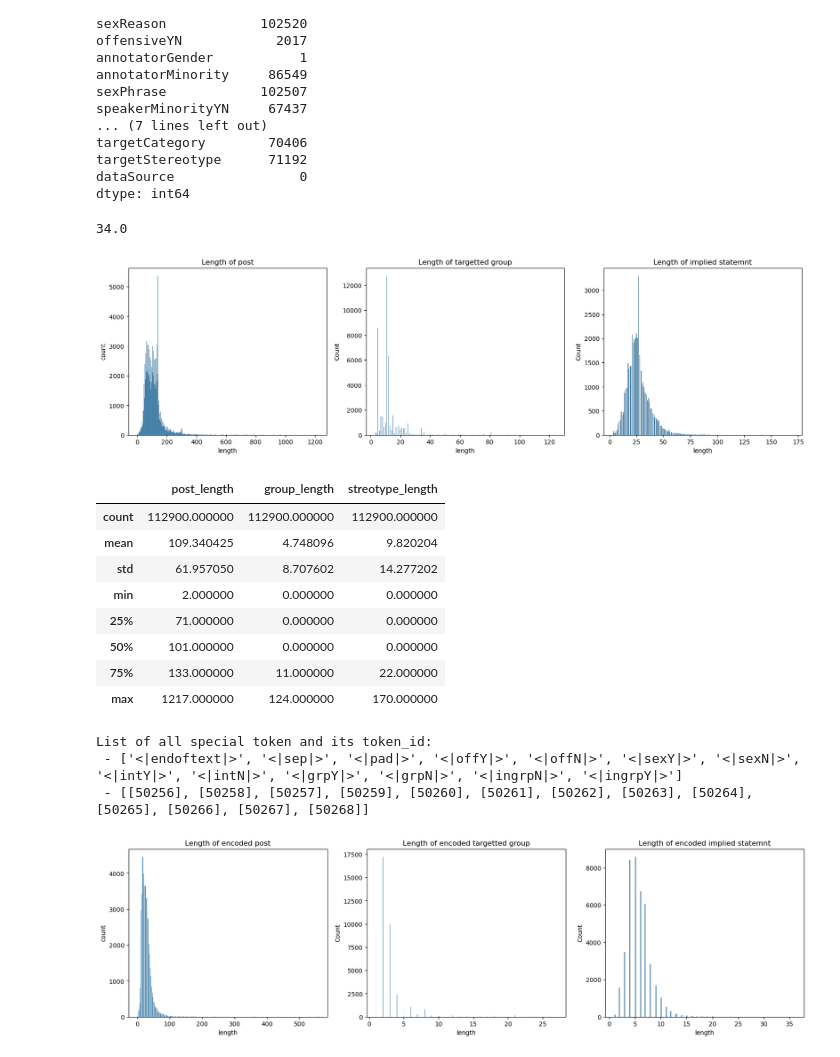
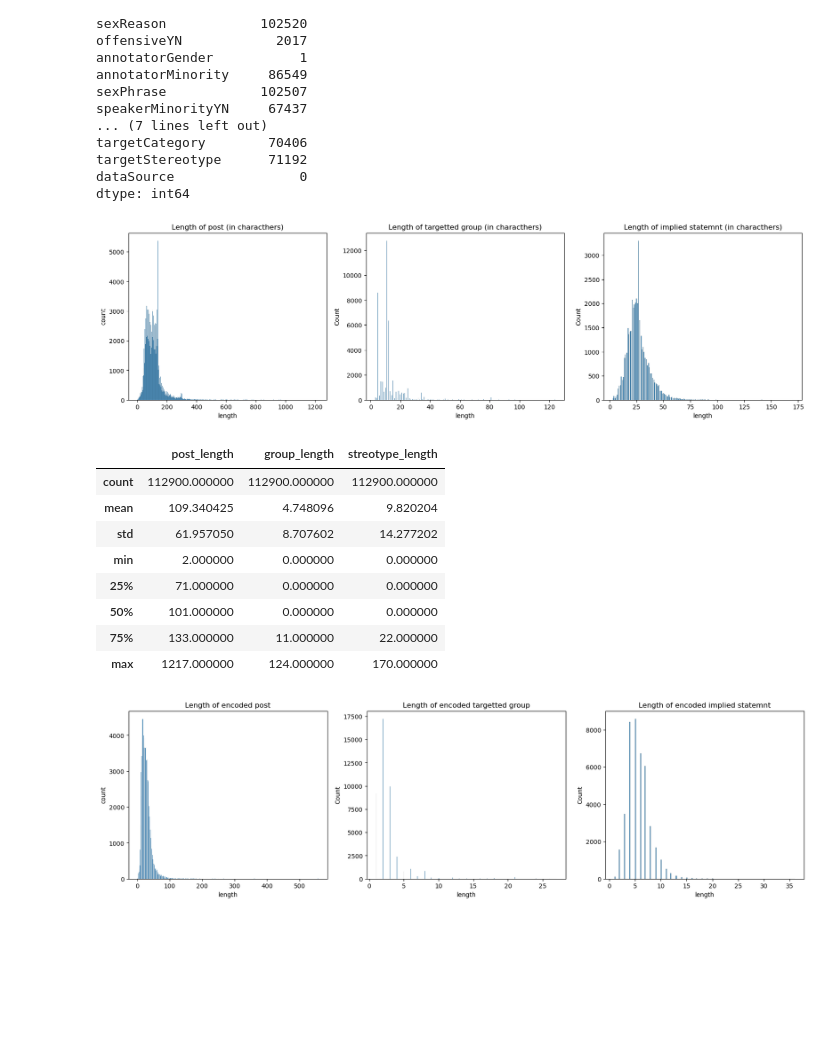
Before and after one commit to matteoperiani2/social_bias_framework, a Jupyter notebook: data_analysis.ipynb, the cells around one changed output. Cells and saved outputs as stored; diff of their text form; code cells hidden in the pictures; blank space fills up the shorter version.

```diff
--- a/data_analysis.ipynb
+++ b/data_analysis.ipynb
@@ -86,32 +92,28 @@ targetCategory        70406
 targetStereotype      71192
 dataSource                0
 dtype: int64
-# %%
-np.percentile(df['targetMinority'].fillna("").str.len(), 99)
-# %% [output]
-34.0
 # %%
 posts_len = df['post'].fillna("").str.len().tolist()
 grps_len = df['targetMinority'].fillna("").str.len().tolist()
 strps_len = df['targetStereotype'].fillna("").str.len().tolist()
 
 fig, (ax1, ax2, ax3) = plt.subplots(1, 3, sharey=False, figsize=(20, 5))
 sns.histplot([len for len in posts_len if len != 0], ax=ax1)
 sns.histplot([len for len in grps_len if len != 0], ax=ax2)
 sns.histplot([len for len in strps_len if len != 0], ax=ax3)
-ax1.set_title("Length of post")
-ax2.set_title("Length of targetted group")
-ax3.set_title("Length of implied statemnt")
+ax1.set_title("Length of post (in characthers)")
+ax2.set_title("Length of targetted group (in characthers)")
+ax3.set_title("Length of implied statemnt (in characthers)")
 ax1.set_xlabel("length")
 ax2.set_xlabel("length")
 ax3.set_xlabel("length")
 ax1.set_ylabel("count")
 plt.show()
 
 tmp = pd.DataFrame(list(zip(posts_len, grps_len, strps_len)), columns=["post_length", "group_length", "streotype_length"])
 display(tmp.describe())
 # %% [output]
-[figure, old version]
+[figure, new version]
 |  | post_length | group_length | streotype_length |
 | count | 112900.000000 | 112900.000000 | 112900.000000 |
 | mean | 109.340425 | 4.748096 | 9.820204 |
@@ -121,15 +123,3 @@ display(tmp.describe())
 | 50% | 101.000000 | 0.000000 | 0.000000 |
 | 75% | 133.000000 | 11.000000 | 22.000000 |
 | max | 1217.000000 | 124.000000 | 170.000000 |
-# %%
-config = PropertyDict(
-    checkpoint_name="distilgpt2",
-    model_name="distilgpt2",
-    padding_side="left",
-)
-
-tokenizer = make_tokinzer(config)
-# %% [output]
-List of all special token and its token_id:
- - ['<|endoftext|>', '<|sep|>', '<|pad|>', '<|offY|>', '<|offN|>', '<|sexY|>', '<|sexN|>', '<|intY|>', '<|intN|>', '<|grpY|>', '<|grpN|>', '<|ingrpN|>', '<|ingrpY|>']
- - [[50256], [50258], [50257], [50259], [50260], [50261], [50262], [50263], [50264], [50265], [50266], [50267], [50268]]
```
Also changed, not shown: parts of 41 cells of this notebook, 14 other files.
